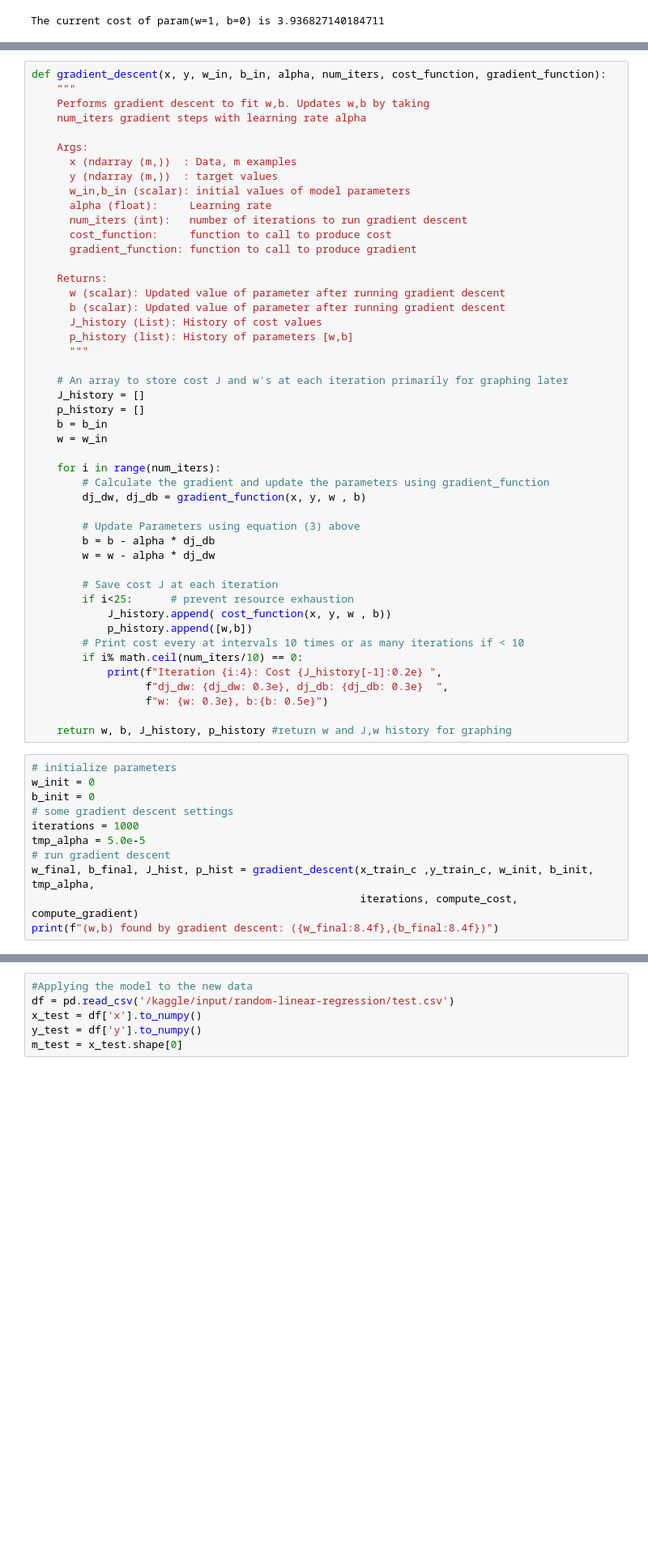
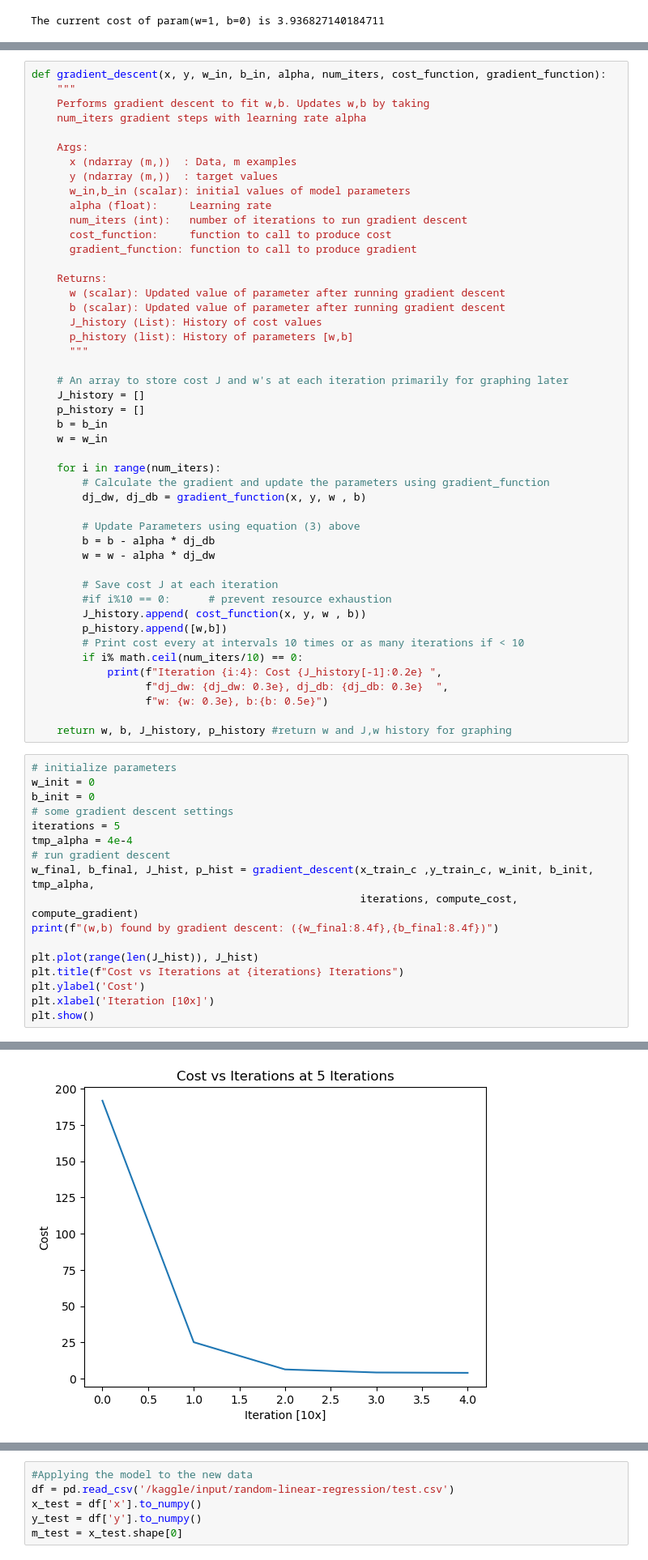
Before and after one commit to WhisperingRock/Kaggle_ML, a Jupyter notebook: univariable-linear-regression.ipynb, the cells around one changed output, grey strips where cells are left out. Shown: that part at 81% size. Cells and saved outputs as stored; diff of their text form; blank space fills up the shorter version.

```diff
--- a/univariable-linear-regression.ipynb
+++ b/univariable-linear-regression.ipynb
@@ -196,9 +201,9 @@ def gradient_descent(x, y, w_in, b_in, alpha, num_iters, cost_function, gradient
         w = w - alpha * dj_dw
 
         # Save cost J at each iteration
-        if i<25:      # prevent resource exhaustion
-            J_history.append( cost_function(x, y, w , b))
-            p_history.append([w,b])
+        #if i%10 == 0:      # prevent resource exhaustion
+        J_history.append( cost_function(x, y, w , b))
+        p_history.append([w,b])
         # Print cost every at intervals 10 times or as many iterations if < 10
         if i% math.ceil(num_iters/10) == 0:
             print(f"Iteration {i:4}: Cost {J_history[-1]:0.2e} ",
@@ -211,10 +216,16 @@ def gradient_descent(x, y, w_in, b_in, alpha, num_iters, cost_function, gradient
 w_init = 0
 b_init = 0
 # some gradient descent settings
-iterations = 1000
-tmp_alpha = 5.0e-5
+iterations = 5
+tmp_alpha = 4e-4
 # run gradient descent
 w_final, b_final, J_hist, p_hist = gradient_descent(x_train_c ,y_train_c, w_init, b_init, tmp_alpha,
                                                     iterations, compute_cost, compute_gradient)
 print(f"(w,b) found by gradient descent: ({w_final:8.4f},{b_final:8.4f})")
+
+plt.plot(range(len(J_hist)), J_hist)
+plt.title(f"Cost vs Iterations at {iterations} Iterations")
+plt.ylabel('Cost')
+plt.xlabel('Iteration [10x]')
+plt.show()
 # %% [output]
@@ -231,0 +238 @@ Iteration  900: Cost 4.12e+00  dj_dw: -4.539e-04, dj_db:  3.030e-02   w:  9.988e
+[figure, added]
```
Also changed, not shown: parts of 6 cells of this notebook.
